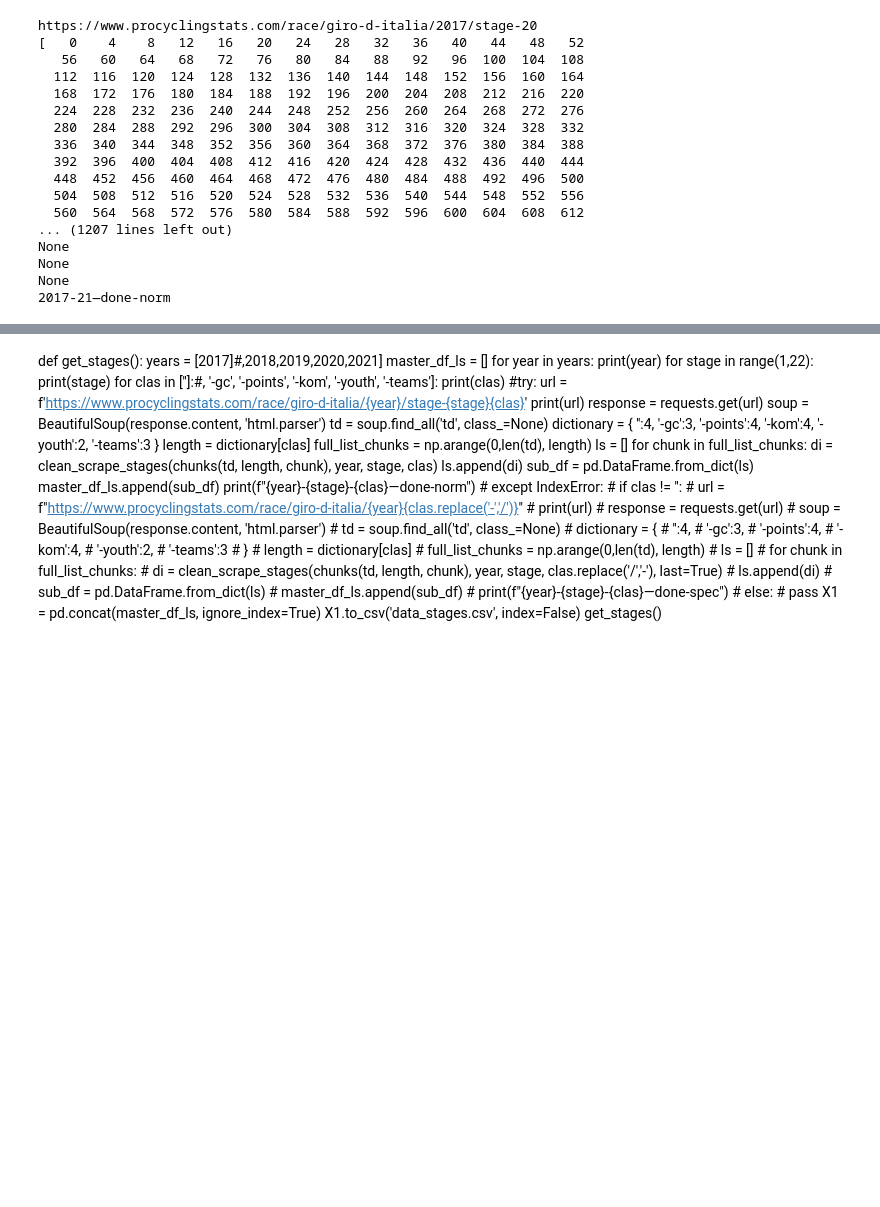
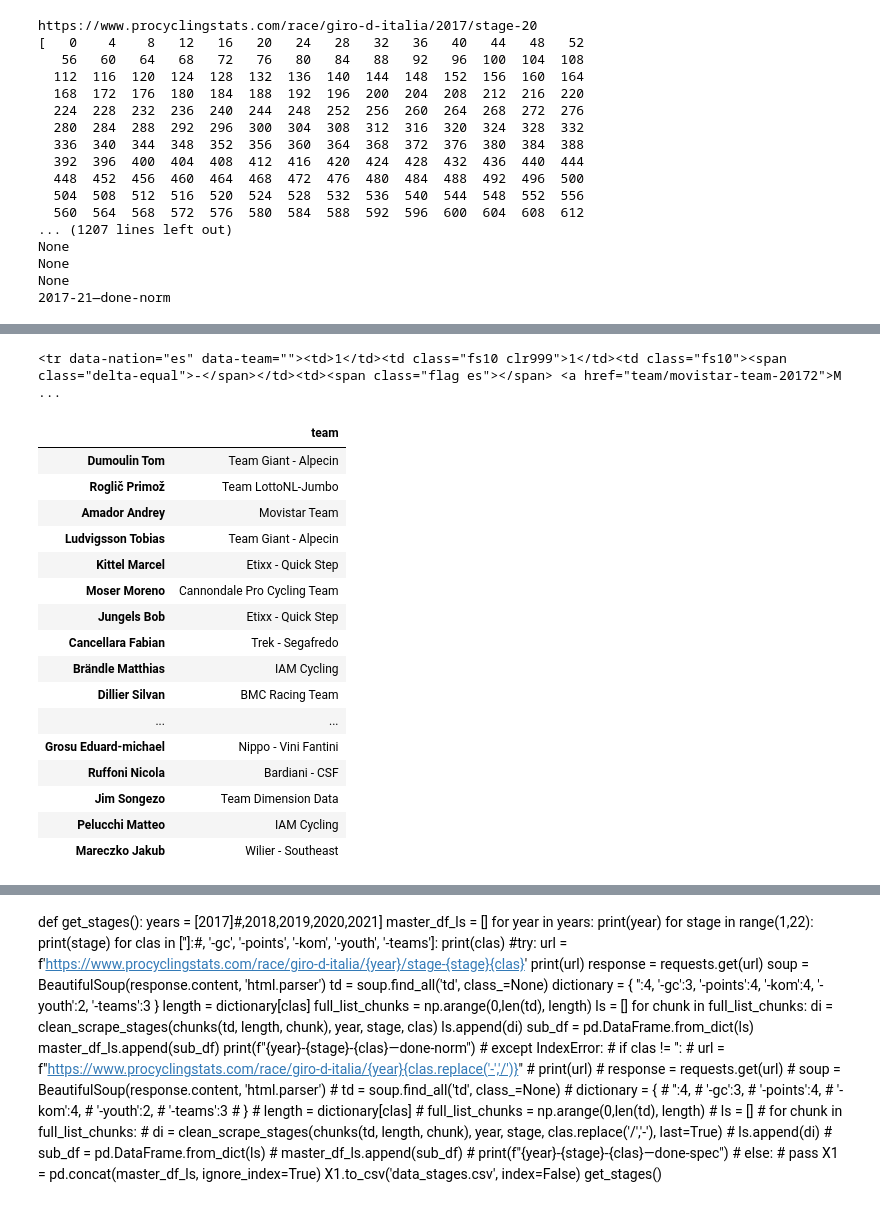
Before and after one commit to Michiel-DK/cycling, a Jupyter notebook: Nb.ipynb, the cells around one changed output, grey strips where cells are left out. Saved outputs shown, nothing was run; the diff lists cells and outputs as text; code cells hidden in the pictures; blank space fills up the shorter version.

Commit message:
fix scrape

```diff
--- a/Nb.ipynb
+++ b/Nb.ipynb
@@ -231,7 +231,8 @@ None
 None
 2017-21—done-norm
 # %%
-stages2017 = {}
+# stage scraper
+stages = {}
 for day in range(1,22):
     url = f'https://www.procyclingstats.com/race/giro-d-italia/2017/stage-{day}'
     response = requests.get(url)
@@ -244,4 +245,17 @@ for day in range(1,22):
         name = ' '.join([x.capitalize() for x in name])
         #name = ''.join(name.apply(lambda x: x.capitalize for x in name))
         dictionary[name] = td[0].text
-    stages2017[str(day)] = dictionary
+    stages[str(day)+'-stage'] = dictionary
+# %%
+teams = {}
+url = f'https://www.procyclingstats.com/race/giro-d-italia/2017/stage-1'
+response = requests.get(url)
+soup = BeautifulSoup(response.content, 'html.parser').find('tbody')
+tr = soup.find_all('tr', class_=None)
+dictionary = {}
+for i in range(len(tr)):
+        td = tr[i].find_all('td', class_=None)[:2]
+        name = td[1].find('a').text.split()
+        name = ' '.join([x.capitalize() for x in name])
+        team = td[1].find_all('span')[-1].text
+        teams[name] = team
@@ -267,0 +364,32 @@ stages2017
+# %%
+soup[5].find_all('tr')[1]
+# %% [output]
+<tr data-nation="es" data-team=""><td>1</td><td class="fs10 clr999">1</td><td class="fs10"><span class="delta-equal">-</span></td><td><span class="flag es"></span> <a href="team/movistar-team-20172">M ...
+# %%
+#merge
+stages_df = pd.DataFrame.from_dict(stages, orient='index').T
+teams_df = pd.DataFrame.from_dict(teams, orient='index', columns=['team'])
+class_df = pd.DataFrame.from_dict(class_dictionary, orient='index').T
+combo = stages_df.join(teams_df).join(class_df)
+combo['year'] = 2017
+combo.to_csv('data_2017')
+# %%
+teams_df
+# %% [output]
+|  | team |
+| Dumoulin Tom | Team Giant - Alpecin |
+| Roglič Primož | Team LottoNL-Jumbo |
+| Amador Andrey | Movistar Team |
+| Ludvigsson Tobias | Team Giant - Alpecin |
+| Kittel Marcel | Etixx - Quick Step |
+| Moser Moreno | Cannondale Pro Cycling Team |
+| Jungels Bob | Etixx - Quick Step |
+| Cancellara Fabian | Trek - Segafredo |
+| Brändle Matthias | IAM Cycling |
+| Dillier Silvan | BMC Racing Team |
+| ... | ... |
+| Grosu Eduard-michael | Nippo - Vini Fantini |
+| Ruffoni Nicola | Bardiani - CSF |
+| Jim Songezo | Team Dimension Data |
+| Pelucchi Matteo | IAM Cycling |
+| Mareczko Jakub | Wilier - Southeast |
```
Also changed, not shown: parts of 12 cells of this notebook, 5 other files.
